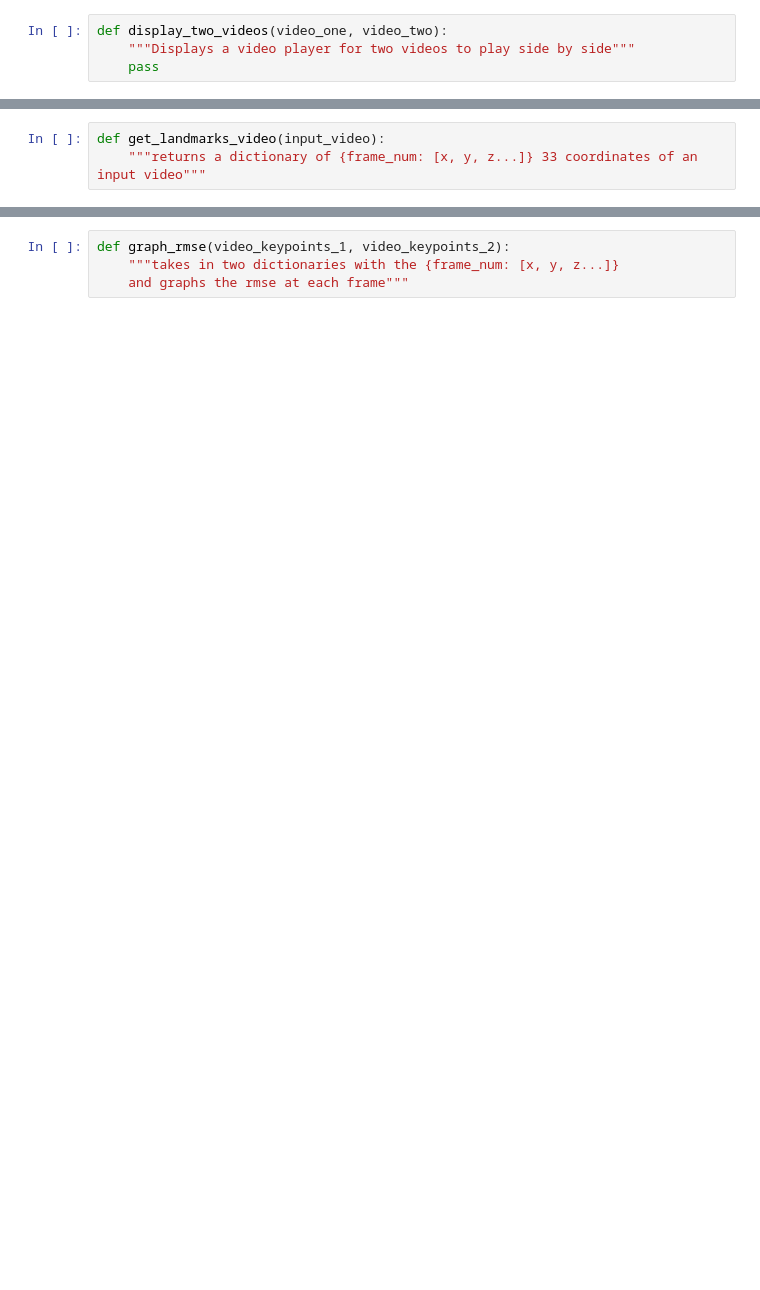
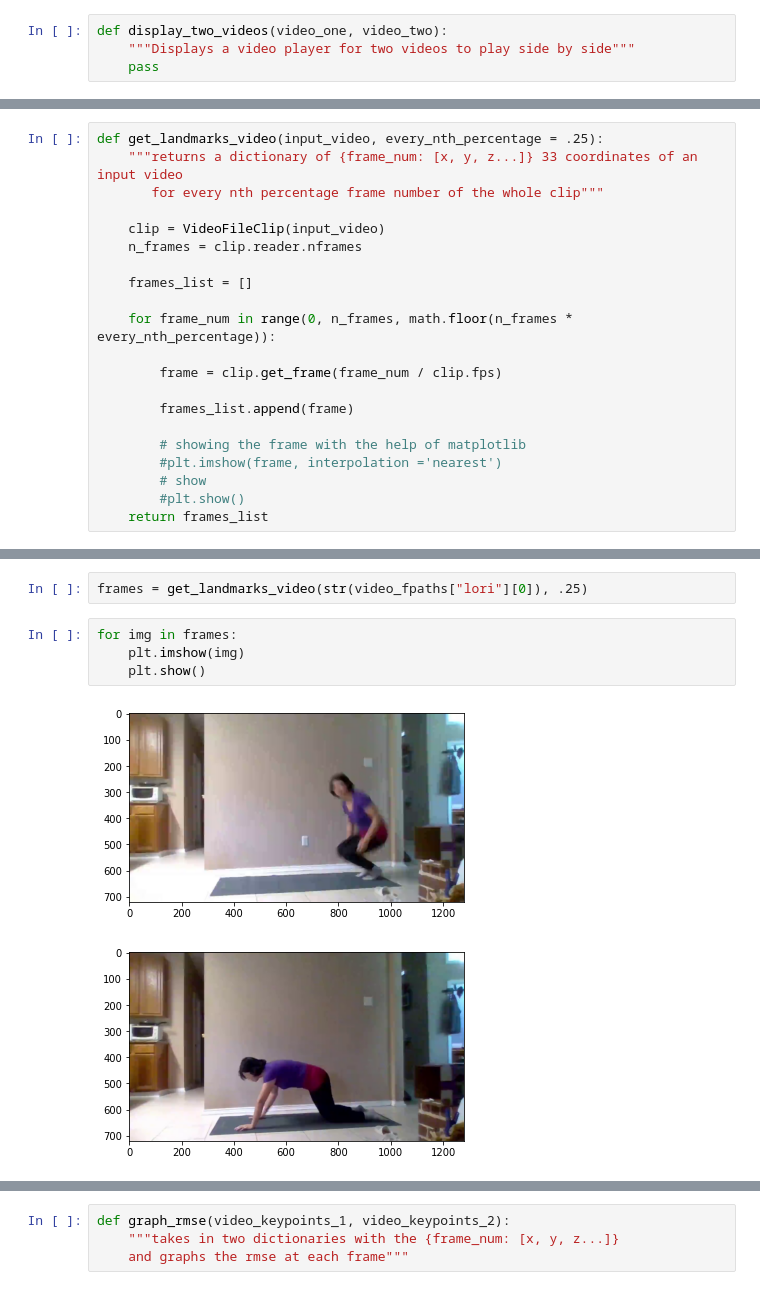
Before and after one commit to LoriSchuan-dev/feature_engineering_project2021, a Jupyter notebook: video_comparison.ipynb, the cells around one changed output, grey strips where cells are left out. Saved outputs shown, nothing was run; the diff lists cells and outputs as text; blank space fills up the shorter version.

```diff
--- a/video_comparison.ipynb
+++ b/video_comparison.ipynb
@@ -21,3 +110,0 @@ def crop_videos_to_same_length(input_dir, output_dir):
-# %%
-def get_landmarks_video(input_video):
-    """returns a dictionary of {frame_num: [x, y, z...]} 33 coordinates of an input video"""
@@ -23,0 +160,21 @@ def get_landmarks_video(input_video):
+# %%
+def get_landmarks_video(input_video, every_nth_percentage = .25):
+    """returns a dictionary of {frame_num: [x, y, z...]} 33 coordinates of an input video
+       for every nth percentage frame number of the whole clip"""
+
+    clip = VideoFileClip(input_video)
+    n_frames = clip.reader.nframes
+
+    frames_list = []
+
+    for frame_num in range(0, n_frames, math.floor(n_frames * every_nth_percentage)):
+
+        frame = clip.get_frame(frame_num / clip.fps)
+
+        frames_list.append(frame)
+
+        # showing the frame with the help of matplotlib
+        #plt.imshow(frame, interpolation ='nearest')
+        # show
+        #plt.show()
+    return frames_list
@@ -23,0 +192,9 @@ def get_landmarks_video(input_video):
+# %%
+frames = get_landmarks_video(str(video_fpaths["lori"][0]), .25)
+# %%
+for img in frames:
+    plt.imshow(img)
+    plt.show()
+# %% [output]
+[figure, added]
+[figure, added]
```
Also changed, not shown: parts of 18 cells of this notebook.
